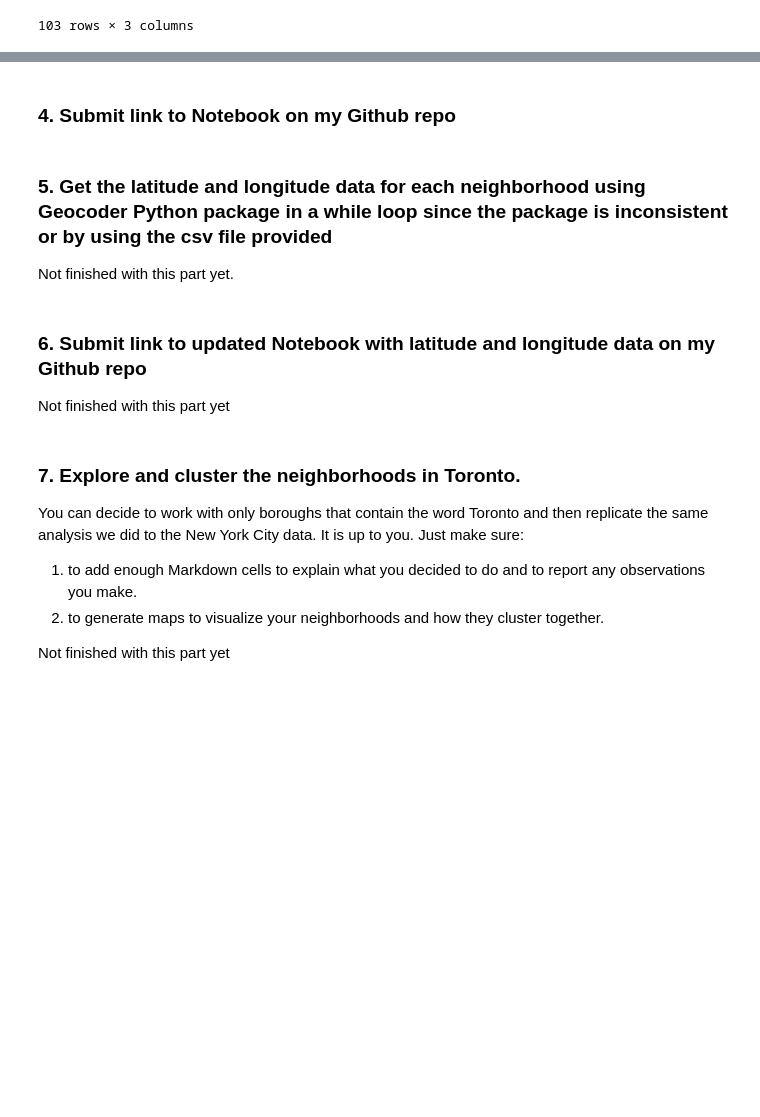
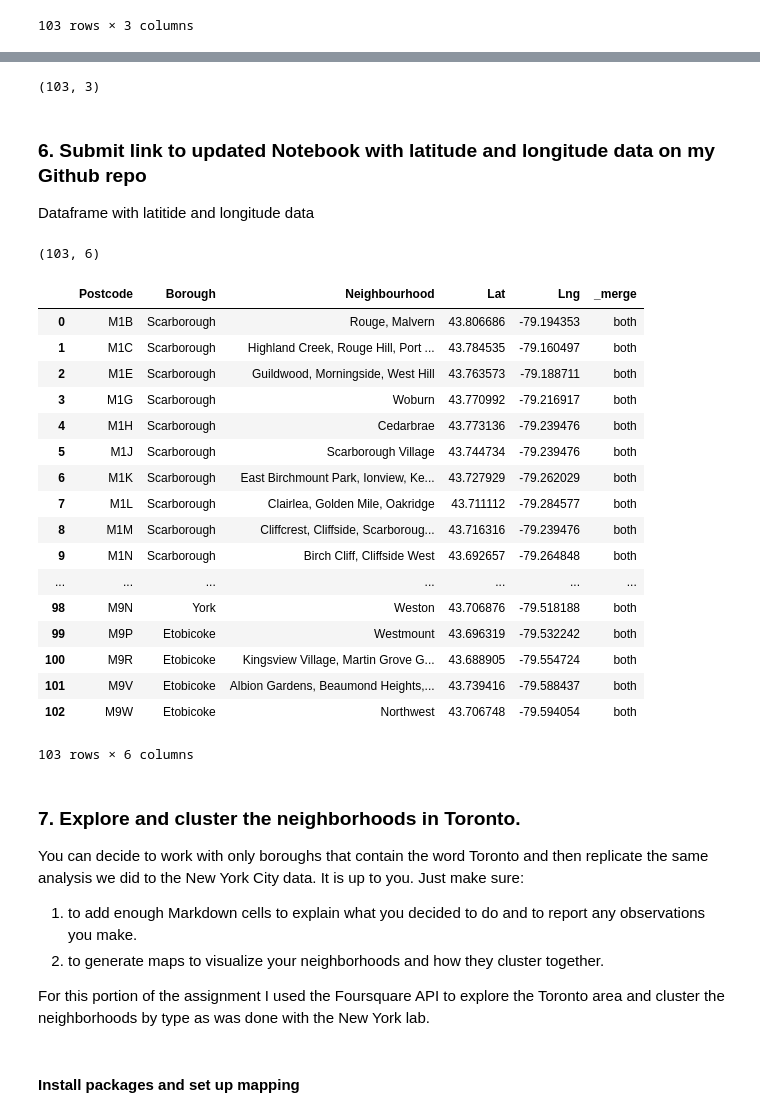
Before and after one commit to chiefs18/Coursera_Capstone, a Jupyter notebook: MH_Data_Sci_Capstone_Wk3_Toronto_JupyterNB.ipynb, the cells around one changed output, grey strips where cells are left out. Saved outputs shown, nothing was run; the diff lists cells and outputs as text; code cells hidden in the pictures; blank space fills up the shorter version.

```diff
--- a/MH_Data_Sci_Capstone_Wk3_Toronto_JupyterNB.ipynb
+++ b/MH_Data_Sci_Capstone_Wk3_Toronto_JupyterNB.ipynb
@@ -111,0 +151,4 @@ fas_df
+# %%
+# declare URL for geographical coordinates of each Canadian postal code and read csv data into pandas dataframe
+url_coord ='http://cocl.us/Geospatial_data'
+coord_df = pd.read_csv(url_coord)
@@ -112,11 +164,40 @@ fas_df
+# %%
+# rename post column prior prior to merging with fas_df
+coord_df.rename(index=str, columns={'Postal Code':'Postcode', 'Latitude':'Lat', 'Longitude':'Lng'}, inplace=True)
+# %%
+coord_df.shape
+# %% [output]
+(103, 3)
+# %%
+fas_coord_df = pd.merge(fas_df, coord_df, how='left', on='Postcode', indicator=True)
 # %% [markdown]
-### 4. Submit link to Notebook on my Github repo
+### 6. Submit link to updated Notebook with latitude and longitude data on my Github repo
+Dataframe with latitide and longitude data
-# %% [markdown]
-### 5. Get the latitude and longitude data for each neighborhood using Geocoder Python package in a while loop since the package is inconsistent or by using the csv file provided
-   Not finished with this part yet.
-# %% [markdown]
-### 6. Submit link to updated Notebook with latitude and longitude data on my Github repo
-Not finished with this part yet
+# %%
+fas_coord_df.shape
+# %% [output]
+(103, 6)
+# %%
+fas_coord_df
+# %% [output]
+|  | Postcode | Borough | Neighbourhood | Lat | Lng | _merge |
+| 0 | M1B | Scarborough | Rouge, Malvern | 43.806686 | -79.194353 | both |
+| 1 | M1C | Scarborough | Highland Creek, Rouge Hill, Port ... | 43.784535 | -79.160497 | both |
+| 2 | M1E | Scarborough | Guildwood, Morningside, West Hill | 43.763573 | -79.188711 | both |
+| 3 | M1G | Scarborough | Woburn | 43.770992 | -79.216917 | both |
+| 4 | M1H | Scarborough | Cedarbrae | 43.773136 | -79.239476 | both |
+| 5 | M1J | Scarborough | Scarborough Village | 43.744734 | -79.239476 | both |
+| 6 | M1K | Scarborough | East Birchmount Park, Ionview, Ke... | 43.727929 | -79.262029 | both |
+| 7 | M1L | Scarborough | Clairlea, Golden Mile, Oakridge | 43.711112 | -79.284577 | both |
+| 8 | M1M | Scarborough | Cliffcrest, Cliffside, Scarboroug... | 43.716316 | -79.239476 | both |
+| 9 | M1N | Scarborough | Birch Cliff, Cliffside West | 43.692657 | -79.264848 | both |
+| ... | ... | ... | ... | ... | ... | ... |
+| 98 | M9N | York | Weston | 43.706876 | -79.518188 | both |
+| 99 | M9P | Etobicoke | Westmount | 43.696319 | -79.532242 | both |
+| 100 | M9R | Etobicoke | Kingsview Village, Martin Grove G... | 43.688905 | -79.554724 | both |
+| 101 | M9V | Etobicoke | Albion Gardens, Beaumond Heights,... | 43.739416 | -79.588437 | both |
+| 102 | M9W | Etobicoke | Northwest | 43.706748 | -79.594054 | both |
+103 rows × 6 columns
 # %% [markdown]
 ### 7. Explore and cluster the neighborhoods in Toronto.
 You can decide to work with only boroughs that contain the word Toronto and then replicate the same analysis we did to the New York City data. It is up to you.
@@ -124,4 +205,6 @@ Just make sure:
 1.	to add enough Markdown cells to explain what you decided to do and to report any observations you make.
 2.	to generate maps to visualize your neighborhoods and how they cluster together.
 
-Not finished with this part yet
+For this portion of the assignment I used the Foursquare API to explore the Toronto area and cluster the neighborhoods by type as was done with the New York lab.
+# %% [markdown]
+#### Install packages and set up mapping
```
Also changed, not shown: parts of 17 cells of this notebook.
